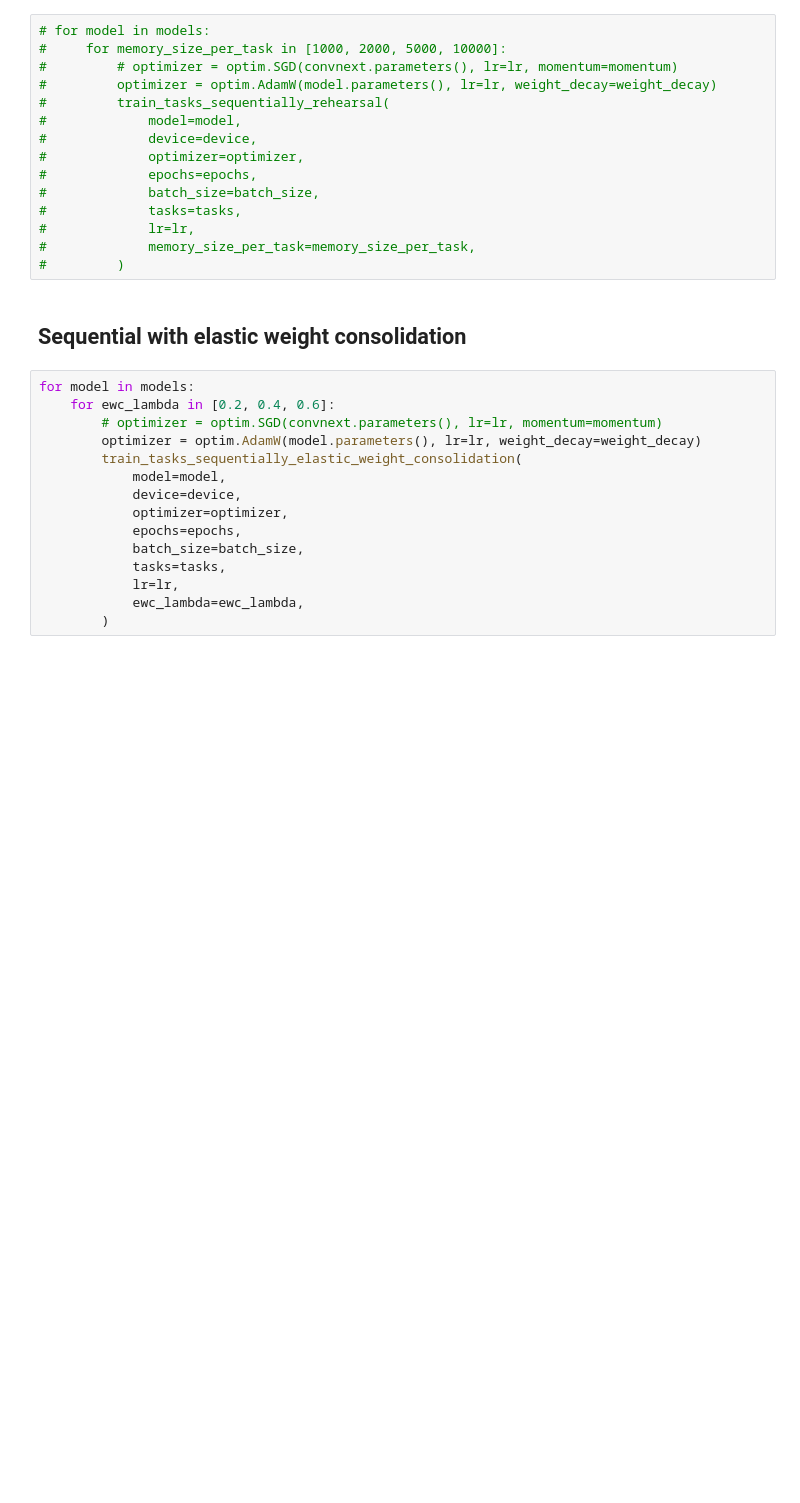
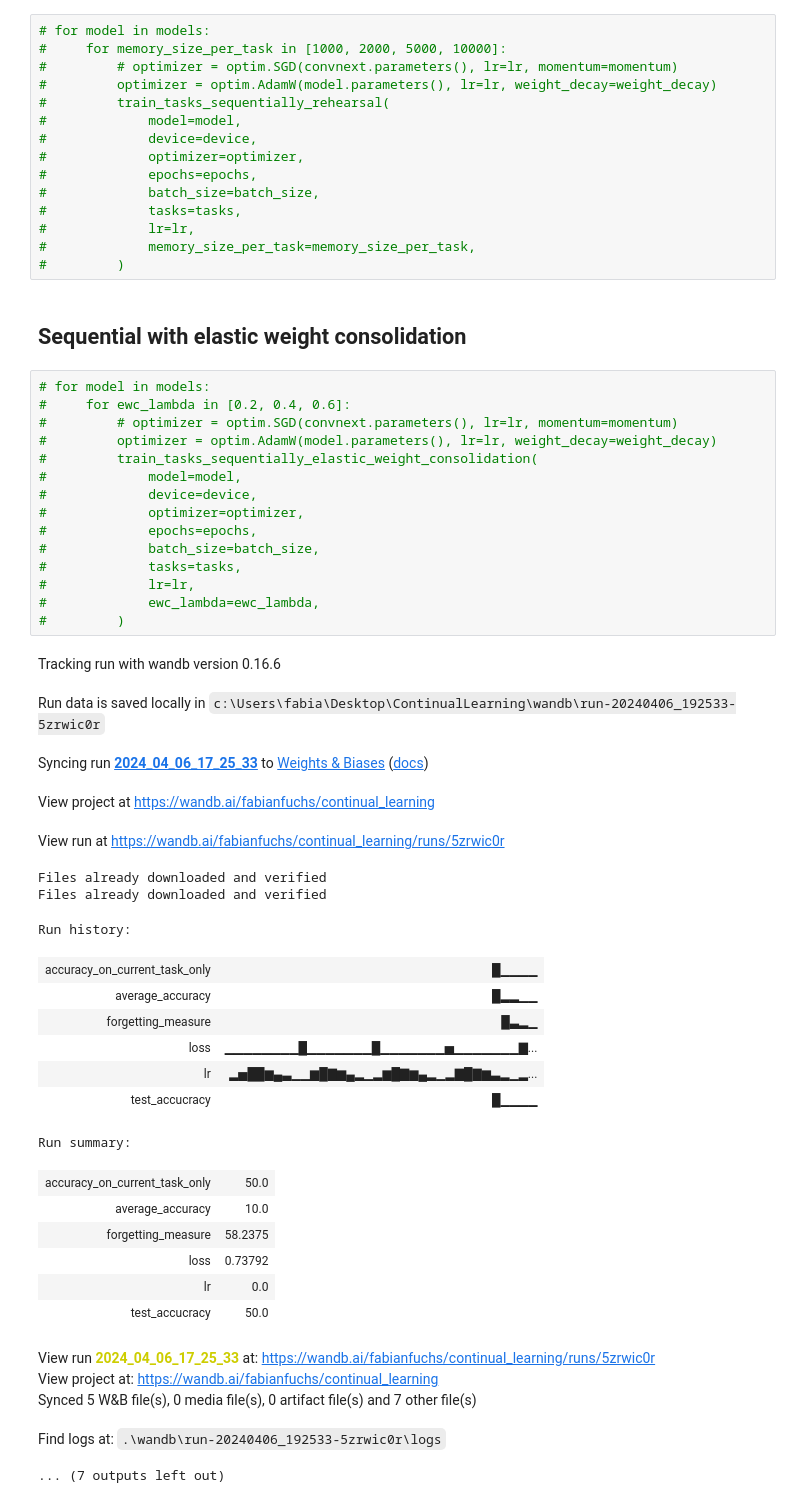
Before and after one commit to f-fuchs/continual-learning, a Jupyter notebook: ContinualLearning.ipynb, the cells around one changed output. Cells and saved outputs as stored; diff of their text form; blank space fills up the shorter version.

```diff
--- a/ContinualLearning.ipynb
+++ b/ContinualLearning.ipynb
@@ -818,17 +888,44 @@ tasks = 5
 # %% [markdown]
 ## Sequential with elastic weight consolidation
 # %%
-for model in models:
-    for ewc_lambda in [0.2, 0.4, 0.6]:
-        # optimizer = optim.SGD(convnext.parameters(), lr=lr, momentum=momentum)
-        optimizer = optim.AdamW(model.parameters(), lr=lr, weight_decay=weight_decay)
-        train_tasks_sequentially_elastic_weight_consolidation(
-            model=model,
-            device=device,
-            optimizer=optimizer,
-            epochs=epochs,
-            batch_size=batch_size,
-            tasks=tasks,
-            lr=lr,
-            ewc_lambda=ewc_lambda,
-        )
+# for model in models:
+#     for ewc_lambda in [0.2, 0.4, 0.6]:
+#         # optimizer = optim.SGD(convnext.parameters(), lr=lr, momentum=momentum)
+#         optimizer = optim.AdamW(model.parameters(), lr=lr, weight_decay=weight_decay)
+#         train_tasks_sequentially_elastic_weight_consolidation(
+#             model=model,
+#             device=device,
+#             optimizer=optimizer,
+#             epochs=epochs,
+#             batch_size=batch_size,
+#             tasks=tasks,
+#             lr=lr,
+#             ewc_lambda=ewc_lambda,
+#         )
+# %% [output]
+Tracking run with wandb version 0.16.6
+Run data is saved locally in c:\Users\fabia\Desktop\ContinualLearning\wandb\run-20240406_192533-5zrwic0r
+Syncing run 2024_04_06_17_25_33 to Weights & Biases (docs)
+View project at https://wandb.ai/fabianfuchs/continual_learning
+View run at https://wandb.ai/fabianfuchs/continual_learning/runs/5zrwic0r
+Files already downloaded and verified
+Files already downloaded and verified
+Run history:
+| accuracy_on_current_task_only | █▁▁▁▁ |
+| average_accuracy | █▂▂▁▁ |
+| forgetting_measure | █▃▂▁ |
+| loss | ▁▁▁▁▁▁▁▁█▁▁▁▁▁▁▁█▁▁▁▁▁▁▁▅▁▁▁▁▁▁▁▇... |
+| lr | ▂▅██▆▄▃▁▁▆█▇▆▄▂▁▂▆█▇▆▄▂▁▂▇█▇▆▃▂▁▂... |
+| test_accucracy | █▁▁▁▁ |
+Run summary:
+| accuracy_on_current_task_only | 50.0 |
+| average_accuracy | 10.0 |
+| forgetting_measure | 58.2375 |
+| loss | 0.73792 |
+| lr | 0.0 |
+| test_accucracy | 50.0 |
+View run 2024_04_06_17_25_33 at: https://wandb.ai/fabianfuchs/continual_learning/runs/5zrwic0r
+View project at: https://wandb.ai/fabianfuchs/continual_learning
+Synced 5 W&B file(s), 0 media file(s), 0 artifact file(s) and 7 other file(s)
+Find logs at: .\wandb\run-20240406_192533-5zrwic0r\logs
+... (7 outputs left out)
```
Also changed, not shown: parts of 11 cells of this notebook.
